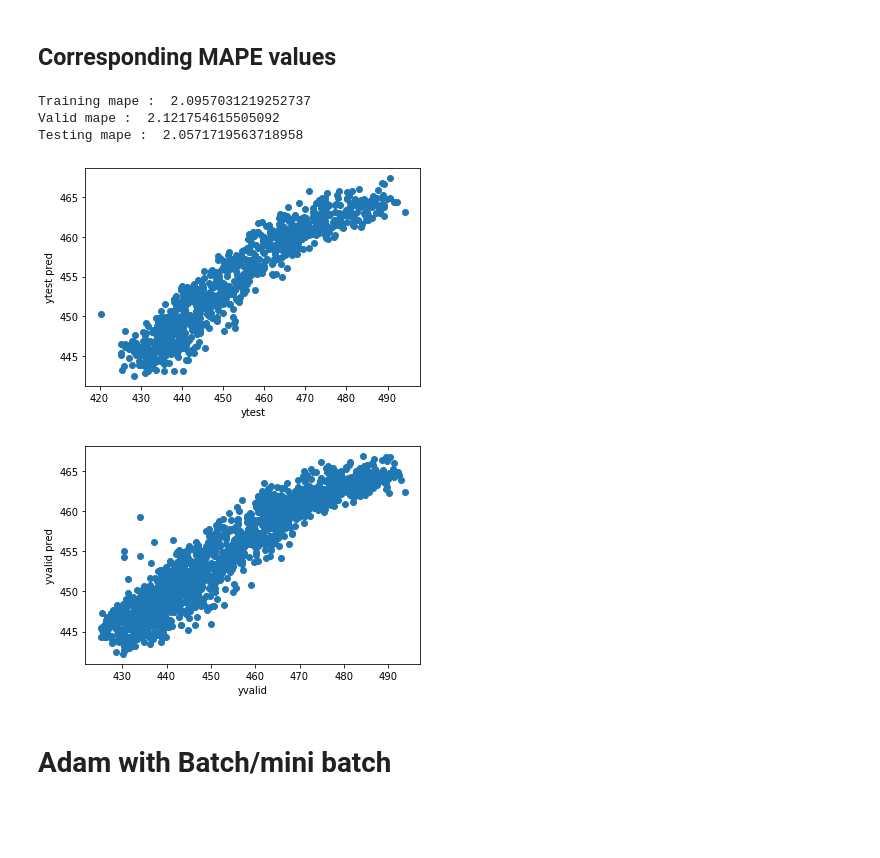
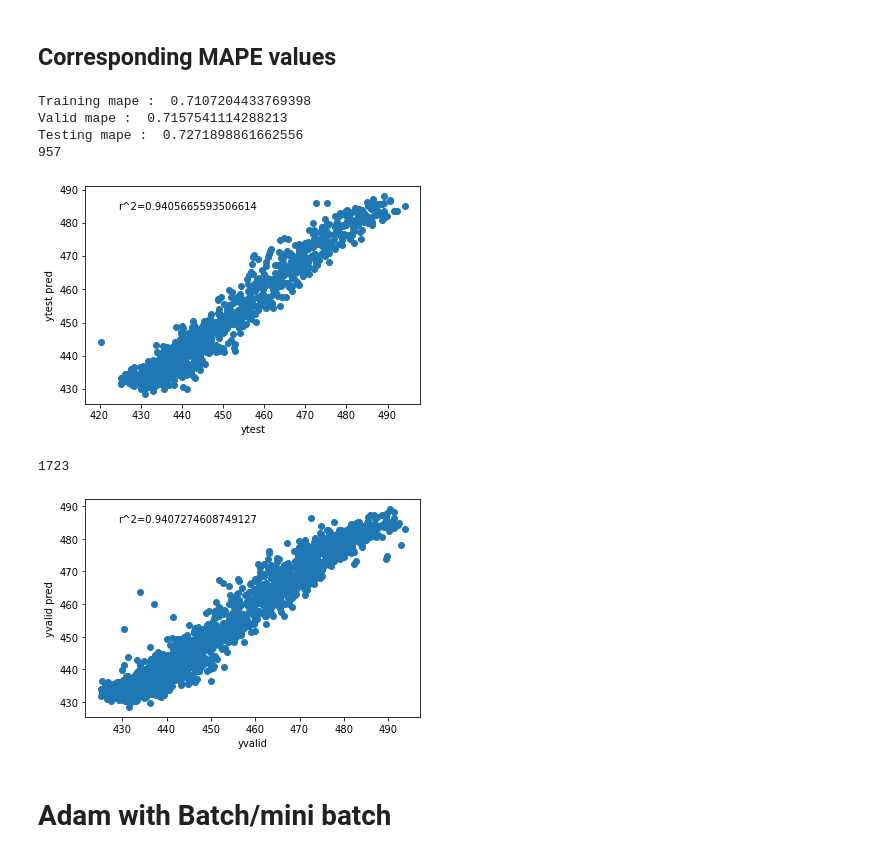
Before and after one commit to munkeops/ANN, a Jupyter notebook: Combined Cycle Power Plant.ipynb, the cells around one changed output. Drawn from its saved outputs; the diff is of its cells as text; code cells hidden in the pictures; blank space fills up the shorter version.

```diff
--- a/Combined Cycle Power Plant.ipynb
+++ b/Combined Cycle Power Plant.ipynb
@@ -51,10 +41,9 @@ def normalise(df,func):
             df[c]=(df[c]-(mins[count]))/(maxes[count]-mins[count])
 
         count=count+1
-    print(mins)
-    print(maxes)
+#     print(mins)
+#     print(maxes)
     return maxes,mins
-#     print(df)
 
 def denormalise(y,func,maxes,mins):
     if(func=="tanh"):
@@ -62,6 +51,22 @@ def denormalise(y,func,maxes,mins):
     elif(func=="sigmoid"):
         ynew=y*(maxes-mins)+mins
     return ynew
+
+
+def r2(x,y):
+
+    n=x.shape[0]
+    print(n)
+    sumx=np.sum(x)
+    sumy=np.sum(y)
+    sumxy=np.sum(np.dot(x,y))
+    sumx2=np.sum(np.square(x))
+    sumy2=np.sum(np.square(y))
+
+    r2val=(n*sumxy-sumx*sumy)/math.sqrt((n*sumx2-sumx*sumx)*(n*sumy2-sumy*sumy))
+
+#     r2val=(n*np.sum(np.dot(x,y))-*np.sum(y))/(n*np.sum(np.square(x))-np.sum(x)*np.sum(x))*(n*np.sum(np.square(y))-np.sum(y)*np.sum(y))
+    return r2val*r2val
 # %%
 activation='tanh'
 
@@ -217,7 +181,7 @@ print(y_test)
 # Momentum with SGD
 # %%
 layers_dims = [4,10,10,1]
-parameters = L_layer_model_minib(X_train, y_train,layers_dims,valid=True,valid_x=X_valid,valid_y=y_valid,num_iterations = 100,
-                he_init=True, mini_batch_size = 1,learning_rate = 0.001, print_cost = True,regularisation='L2',lambd=0.1,
+parameters = L_layer_model_minib(X_train, y_train,layers_dims,valid=True,valid_x=X_valid,valid_y=y_valid,num_iterations = 400,
+                he_init=True, mini_batch_size = 1,learning_rate = 0.001, print_cost = True,regularisation='none',lambd=0.1,
                 optimizer="momentum", beta = 0.9,beta1 = 0.9, beta2 = 0.999,epsilon = 1e-8,activation=activation,cost_func='mse')
 # %% [output]
@@ -245,39 +209,44 @@ Cost after epoch 99: 0.044005  0.045259
 pred_train = predictvals(X_train, parameters,activation=activation)
 predtrain_denorm=denormalise(pred_train,activation,maxes[-1],mins[-1])
 ytrain_denorm=denormalise(y_train,activation,maxes[-1],mins[-1])
 mapeval=mape_cost(ytrain_denorm,predtrain_denorm)
 print("Training mape : ",mapeval)
 
 pred_valid = predictvals(X_valid, parameters,activation=activation)
 predvalid_denorm=denormalise(pred_valid,activation,maxes[-1],mins[-1])
 yvalid_denorm=denormalise(y_valid,activation,maxes[-1],mins[-1])
 mapeval=mape_cost(yvalid_denorm,predvalid_denorm)
 print("Valid mape : ",mapeval)
 
 
 pred_test = predictvals(X_test, parameters,activation=activation)
 predtest_denorm=denormalise(pred_test,activation,maxes[-1],mins[-1])
 ytest_denorm=denormalise(y_test,activation,maxes[-1],mins[-1])
 mapeval=mape_cost(ytest_denorm,predtest_denorm)
 print("Testing mape : ",mapeval)
 
 # plt.scatter(ytrain_denorm,predtrain_denorm)
 # plt.show()
-plt.scatter(ytest_denorm,predtest_denorm)
+plt.scatter(ytest_denorm[0],predtest_denorm[0])
 plt.xlabel("ytest")
 plt.ylabel("ytest pred")
+# print(r2(ytest_denorm[0],predtest_denorm[0]))
+plt.figtext(.2, .8, "r^2="+str(r2(ytest_denorm[0],predtest_denorm[0])))
 plt.show()
 plt.scatter(yvalid_denorm,predvalid_denorm)
 plt.xlabel("yvalid")
 plt.ylabel("yvalid pred")
+plt.figtext(.2, .8, "r^2="+str(r2(yvalid_denorm[0],predvalid_denorm[0])))
 
 plt.show()
 # %% [output]
-Training mape :  2.0957031219252737
-Valid mape :  2.121754615505092
-Testing mape :  2.0571719563718958
+Training mape :  0.7107204433769398
+Valid mape :  0.7157541114288213
+Testing mape :  0.7271898861662556
+957
-[figure, old version]
+[figure, new version]
+1723
-[figure, old version]
+[figure, new version]
 # %% [markdown]
 # Adam with Batch/mini batch
 # %%
```
Also changed, not shown: parts of 22 cells of this notebook, 5 other files.
